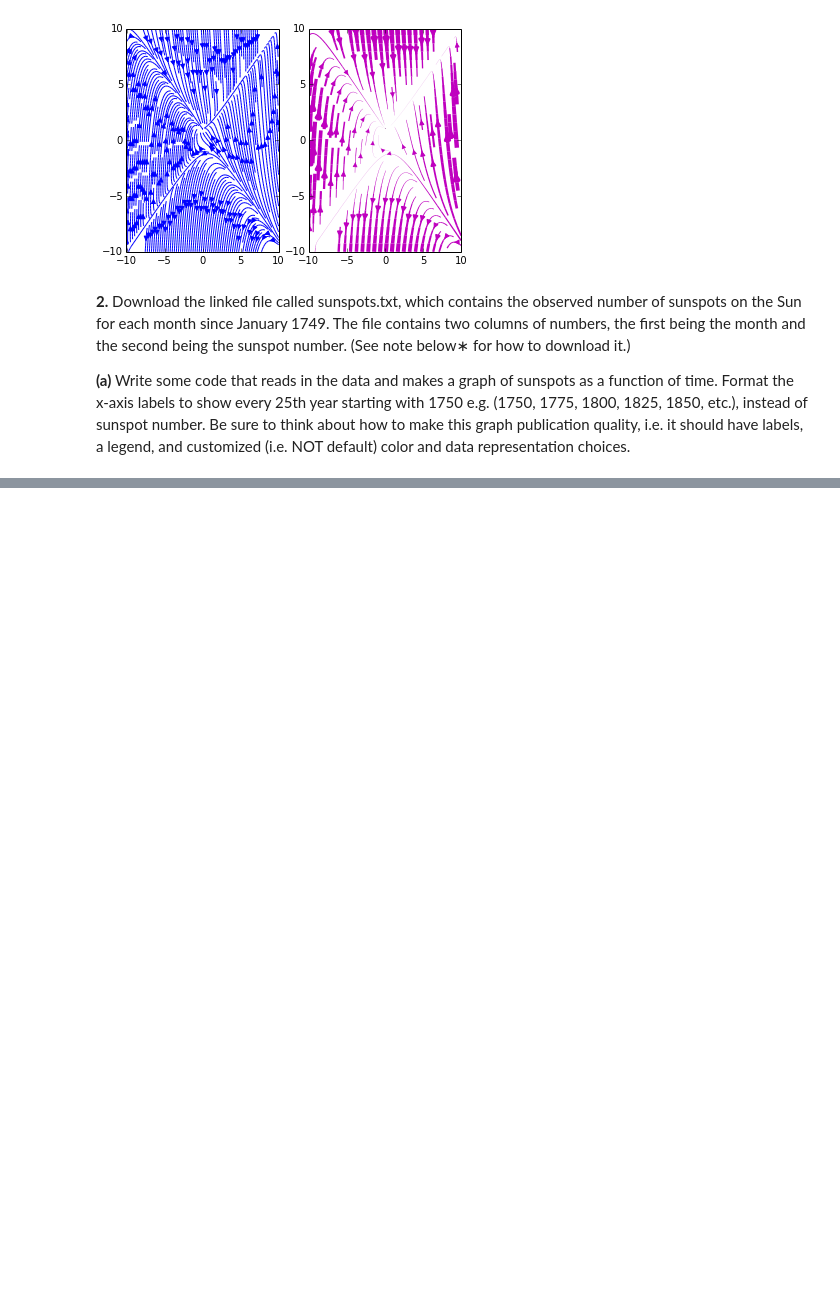
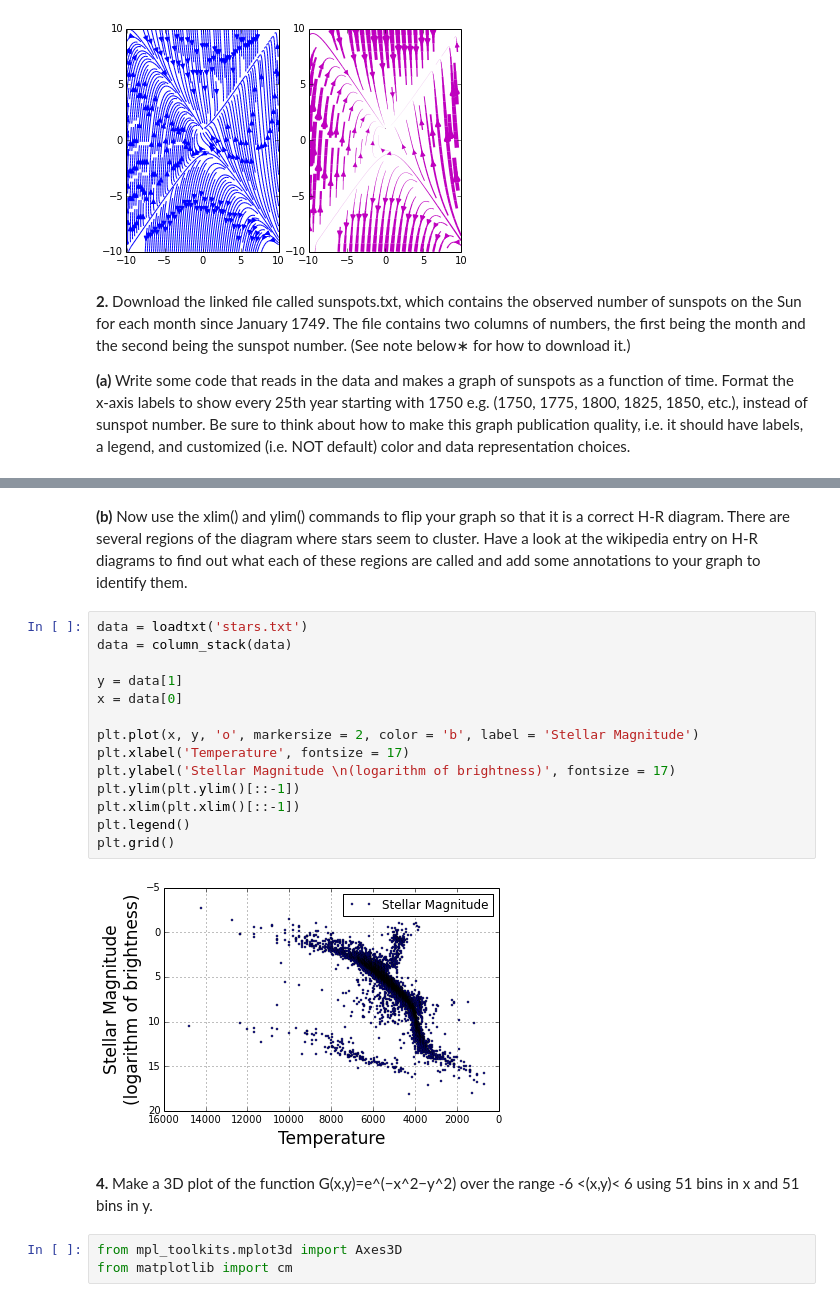
Before and after one commit to daw202/PHYS202-S14, a Jupyter notebook: Graphics/GraphicsExercises.ipynb, the cells around one changed output, grey strips where cells are left out. Cells and saved outputs as stored; diff of their text form; blank space fills up the shorter version.

```diff
--- a/Graphics/GraphicsExercises.ipynb
+++ b/Graphics/GraphicsExercises.ipynb
@@ -48,0 +115,23 @@ plt.show()
+# %% [markdown]
+**(b)** Now use the xlim() and ylim() commands to flip your graph so that it is a correct H-R diagram. There are several regions of the diagram where stars seem to cluster. Have a look at the wikipedia entry on H-R diagrams to find out what each of these regions are called and add some annotations to your graph to identify them.
+# %%
+data = loadtxt('stars.txt')
+data = column_stack(data)
+
+y = data[1]
+x = data[0]
+
+plt.plot(x, y, 'o', markersize = 2, color = 'b', label = 'Stellar Magnitude')
+plt.xlabel('Temperature', fontsize = 17)
+plt.ylabel('Stellar Magnitude \n(logarithm of brightness)', fontsize = 17)
+plt.ylim(plt.ylim()[::-1])
+plt.xlim(plt.xlim()[::-1])
+plt.legend()
+plt.grid()
+# %% [output]
+[figure, added]
+# %% [markdown]
+**4.** Make a 3D plot of the function G(x,y)=e^(−x^2−y^2) over the range -6 <(x,y)< 6 using 51 bins in x and 51 bins in y.
+# %%
+from mpl_toolkits.mplot3d import Axes3D
+from matplotlib import cm
```
Also changed, not shown: parts of 8 cells of this notebook, 2 other files.
